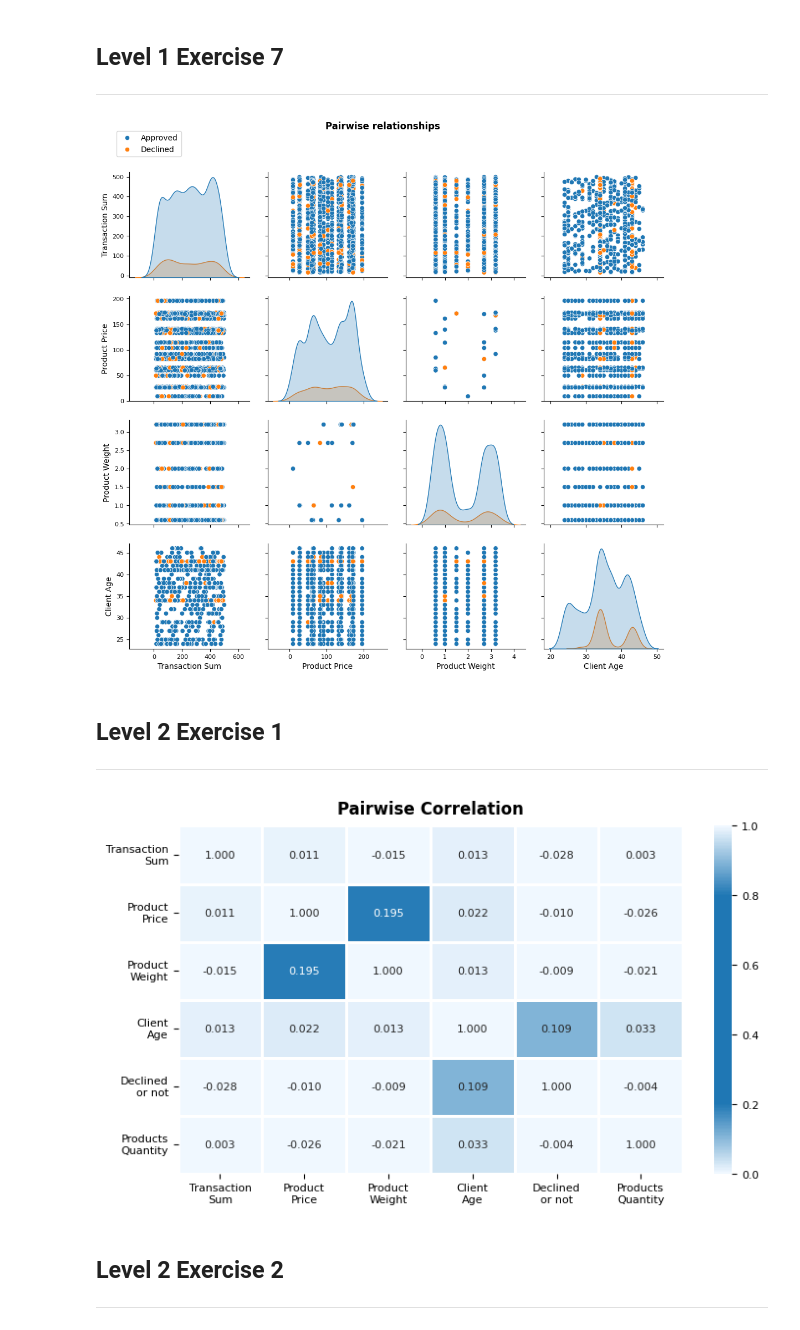
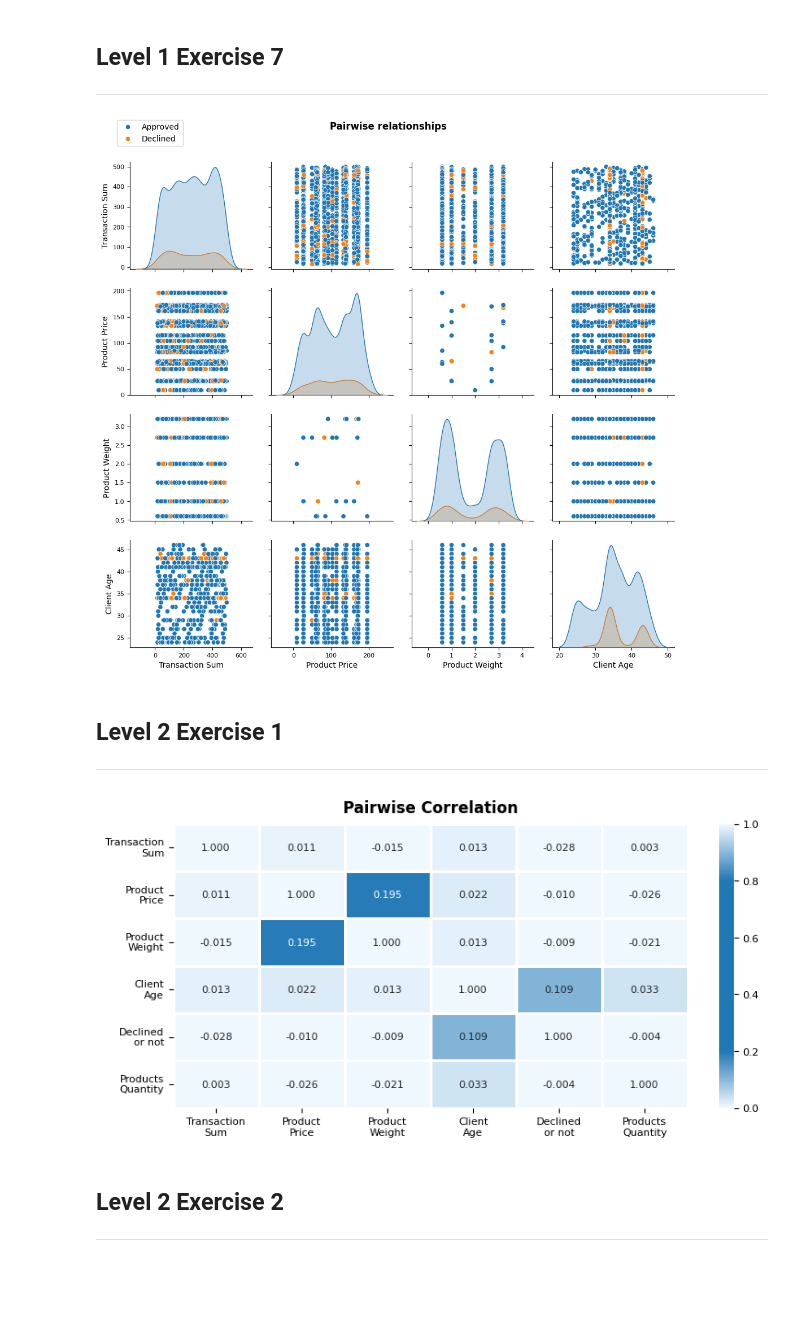
Before and after one commit to leocareer/DA_specialization, a Jupyter notebook: Sprint_08/S8_02.ipynb, the cells around one changed output. Cells and saved outputs as stored; diff of their text form; code cells hidden in the pictures; blank space fills up the shorter version.

Commit message:
sprint 8: S8_02.ipynb: fixed visual for power bi: l1e7: removed y=1; l2e1: heatmap figsize=(9, 4); l2e2: y=0.97; l3e2: y=0.96

```diff
--- a/Sprint_08/S8_02.ipynb
+++ b/Sprint_08/S8_02.ipynb
@@ -349,7 +349,7 @@ pairplot = sns.pairplot(
 fig = pairplot.fig
 axes = pairplot.axes
 
-fig.suptitle('Pairwise relationships', fontweight='bold', verticalalignment='bottom', y=1)
+fig.suptitle('Pairwise relationships', fontweight='bold', verticalalignment='bottom')
 
 axes[0, 0].set_ylabel('Transaction Sum')
 axes[1, 0].set_ylabel('Product Price')
@@ -377,7 +377,7 @@ pairplot.fig.tight_layout(pad=2.0)
 
 plt.show()
 # %% [output]
-[figure, old version]
+[figure, new version]
 # %% [markdown]
 ## Level 2 Exercise 1
 ---
@@ -420,35 +420,35 @@ correlation_matrix = df_heatmap.corr()
 heatmap_colors = [(0, 'aliceblue'), (0.2, 'tab:blue'), (0.8, 'tab:blue'), (1, 'aliceblue')]
 heatmap_cmap = LinearSegmentedColormap.from_list('custom_cmap', heatmap_colors)
 
-fig, ax = plt.subplots(figsize=(8.3, 4.6))
+fig, ax = plt.subplots(figsize=(9, 4))
 
 ticklabels = ['Transaction\nSum', 'Product\nPrice', 'Product\nWeight', 'Client\nAge', 'Declined\nor not', 'Products\nQuantity']
 
 heatmap = sns.heatmap(
     correlation_matrix,
     vmin=0,
     vmax=1,
     cmap=heatmap_cmap,
     annot=True,
     annot_kws={'size': 8},
     fmt='.3f',
     cbar=True,
     linewidths=1,
     xticklabels=ticklabels,
     yticklabels=ticklabels,
     alpha=1,
     ax=ax
 )
 
 ax.set_title('Pairwise Correlation', fontweight='bold', verticalalignment='bottom')
 ax.tick_params(labelsize=8)
 
 cbar = heatmap.collections[0].colorbar
 cbar.ax.tick_params(labelsize=8)
 
 plt.show()
 # %% [output]
-[figure, old version]
+[figure, new version]
 # %% [markdown]
 ## Level 2 Exercise 2
 ---
```
Also changed, not shown: parts of 2 cells of this notebook.
